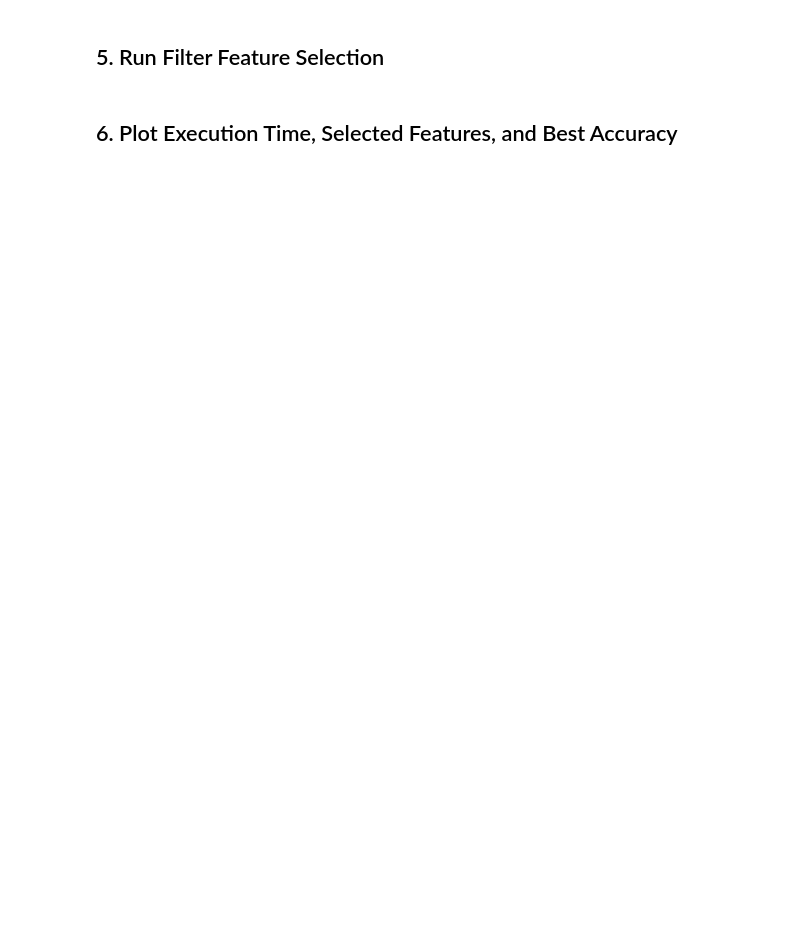
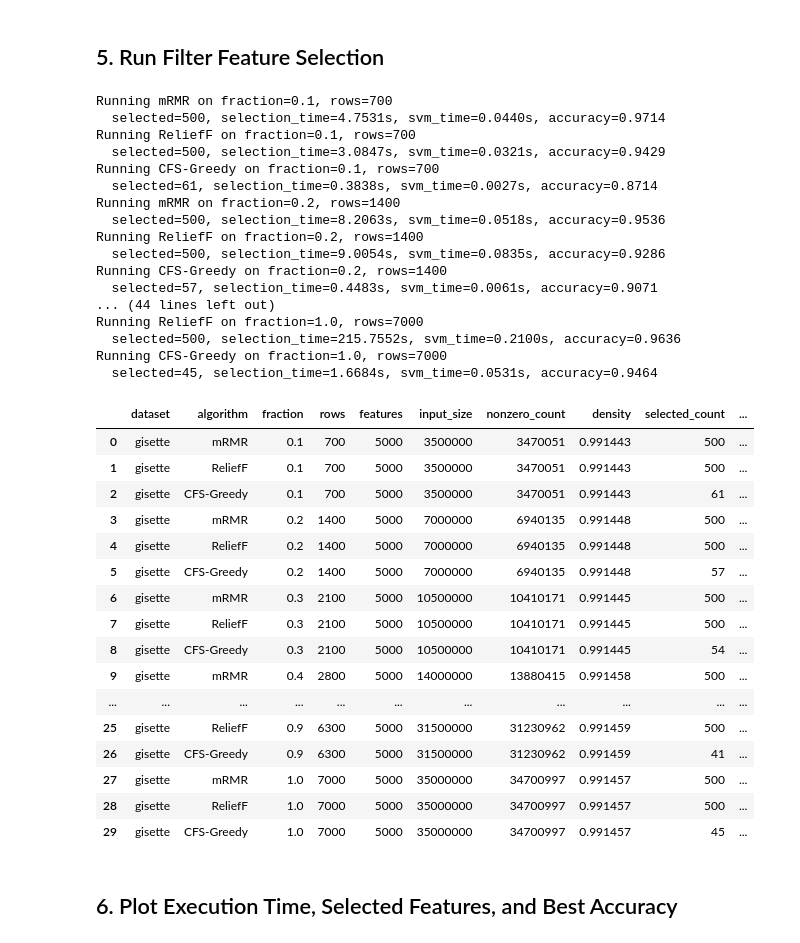
Before and after one commit to TANZEYIK/TDA-Feature-Selection-Project, a Jupyter notebook: time_complexity_analysis.ipynb, the cells around one changed output. Drawn from its saved outputs; the diff is of its cells as text; code cells hidden in the pictures; blank space fills up the shorter version.

Commit message:
feat: new run time results

```diff
--- a/time_complexity_analysis.ipynb
+++ b/time_complexity_analysis.ipynb
@@ -56,17 +56,8 @@ def class_distribution_text(y: np.ndarray) -> str:
     return json.dumps(distribution, sort_keys=True)
 
 
-def compact_metadata_text(metadata: dict[str, object]) -> str:
-    compact: dict[str, object] = {}
-    for key, value in metadata.items():
-        if isinstance(value, np.ndarray):
-            compact[f"{key}_shape"] = list(value.shape)
-            continue
-        if isinstance(value, list) and len(value) > 20:
-            compact[f"{key}_length"] = len(value)
-            continue
-        compact[key] = value
-    return json.dumps(compact, default=str, sort_keys=True)
+def json_text(value: object) -> str:
+    return json.dumps(value, default=str, sort_keys=True)
 
 
 def selected_indices_text(indices: np.ndarray) -> str:
@@ -225,34 +232,69 @@ for fraction_index, (fraction, indices) in enumerate(subsets.items(), start=1):
         total_runtime = selection_runtime + svm_train_time
         selected_count = int(selection_result.mask.sum())
 
         result_rows.append(
             {
                 "dataset": DATASET_NAME,
                 "algorithm": algorithm_name,
                 "fraction": fraction,
                 "rows": int(x_subset.shape[0]),
                 "features": int(x_subset.shape[1]),
                 "input_size": int(x_subset.shape[0] * x_subset.shape[1]),
                 "nonzero_count": matrix_nonzero_count(x_subset),
                 "density": matrix_density(x_subset),
                 "selected_count": selected_count,
                 "selection_runtime_seconds": selection_runtime,
                 "svm_train_time_seconds": svm_train_time,
                 "total_runtime_seconds": total_runtime,
                 "test_accuracy": test_accuracy,
                 "selected_feature_indices": selected_indices_text(selection_result.selected_indices),
-                "metadata": compact_metadata_text(selection_result.metadata),
+                "metadata": json_text(selection_result.metadata),
             }
         )
         pd.DataFrame(result_rows).to_csv(RESULTS_DIR / "filter_feature_selection_results.csv", index=False)
         print(
             f"  selected={selected_count}, selection_time={selection_runtime:.4f}s, "
             f"svm_time={svm_train_time:.4f}s, accuracy={test_accuracy:.4f}",
             flush=True,
         )
 
 filter_results = pd.DataFrame(result_rows)
 display(filter_results)
+# %% [output]
+Running mRMR on fraction=0.1, rows=700
+  selected=500, selection_time=4.7531s, svm_time=0.0440s, accuracy=0.9714
+Running ReliefF on fraction=0.1, rows=700
+  selected=500, selection_time=3.0847s, svm_time=0.0321s, accuracy=0.9429
+Running CFS-Greedy on fraction=0.1, rows=700
+  selected=61, selection_time=0.3838s, svm_time=0.0027s, accuracy=0.8714
+Running mRMR on fraction=0.2, rows=1400
+  selected=500, selection_time=8.2063s, svm_time=0.0518s, accuracy=0.9536
+Running ReliefF on fraction=0.2, rows=1400
+  selected=500, selection_time=9.0054s, svm_time=0.0835s, accuracy=0.9286
+Running CFS-Greedy on fraction=0.2, rows=1400
+  selected=57, selection_time=0.4483s, svm_time=0.0061s, accuracy=0.9071
+... (44 lines left out)
+Running ReliefF on fraction=1.0, rows=7000
+  selected=500, selection_time=215.7552s, svm_time=0.2100s, accuracy=0.9636
+Running CFS-Greedy on fraction=1.0, rows=7000
+  selected=45, selection_time=1.6684s, svm_time=0.0531s, accuracy=0.9464
+|  | dataset | algorithm | fraction | rows | features | input_size | nonzero_count | density | selected_count | ... |
+| 0 | gisette | mRMR | 0.1 | 700 | 5000 | 3500000 | 3470051 | 0.991443 | 500 | ... |
+| 1 | gisette | ReliefF | 0.1 | 700 | 5000 | 3500000 | 3470051 | 0.991443 | 500 | ... |
+| 2 | gisette | CFS-Greedy | 0.1 | 700 | 5000 | 3500000 | 3470051 | 0.991443 | 61 | ... |
+| 3 | gisette | mRMR | 0.2 | 1400 | 5000 | 7000000 | 6940135 | 0.991448 | 500 | ... |
+| 4 | gisette | ReliefF | 0.2 | 1400 | 5000 | 7000000 | 6940135 | 0.991448 | 500 | ... |
+| 5 | gisette | CFS-Greedy | 0.2 | 1400 | 5000 | 7000000 | 6940135 | 0.991448 | 57 | ... |
+| 6 | gisette | mRMR | 0.3 | 2100 | 5000 | 10500000 | 10410171 | 0.991445 | 500 | ... |
+| 7 | gisette | ReliefF | 0.3 | 2100 | 5000 | 10500000 | 10410171 | 0.991445 | 500 | ... |
+| 8 | gisette | CFS-Greedy | 0.3 | 2100 | 5000 | 10500000 | 10410171 | 0.991445 | 54 | ... |
+| 9 | gisette | mRMR | 0.4 | 2800 | 5000 | 14000000 | 13880415 | 0.991458 | 500 | ... |
+| ... | ... | ... | ... | ... | ... | ... | ... | ... | ... | ... |
+| 25 | gisette | ReliefF | 0.9 | 6300 | 5000 | 31500000 | 31230962 | 0.991459 | 500 | ... |
+| 26 | gisette | CFS-Greedy | 0.9 | 6300 | 5000 | 31500000 | 31230962 | 0.991459 | 41 | ... |
+| 27 | gisette | mRMR | 1.0 | 7000 | 5000 | 35000000 | 34700997 | 0.991457 | 500 | ... |
+| 28 | gisette | ReliefF | 1.0 | 7000 | 5000 | 35000000 | 34700997 | 0.991457 | 500 | ... |
+| 29 | gisette | CFS-Greedy | 1.0 | 7000 | 5000 | 35000000 | 34700997 | 0.991457 | 45 | ... |
 # %% [markdown]
 ## 6. Plot Execution Time, Selected Features, and Best Accuracy
 # %%
```
Also changed, not shown: parts of 3 cells of this notebook.
